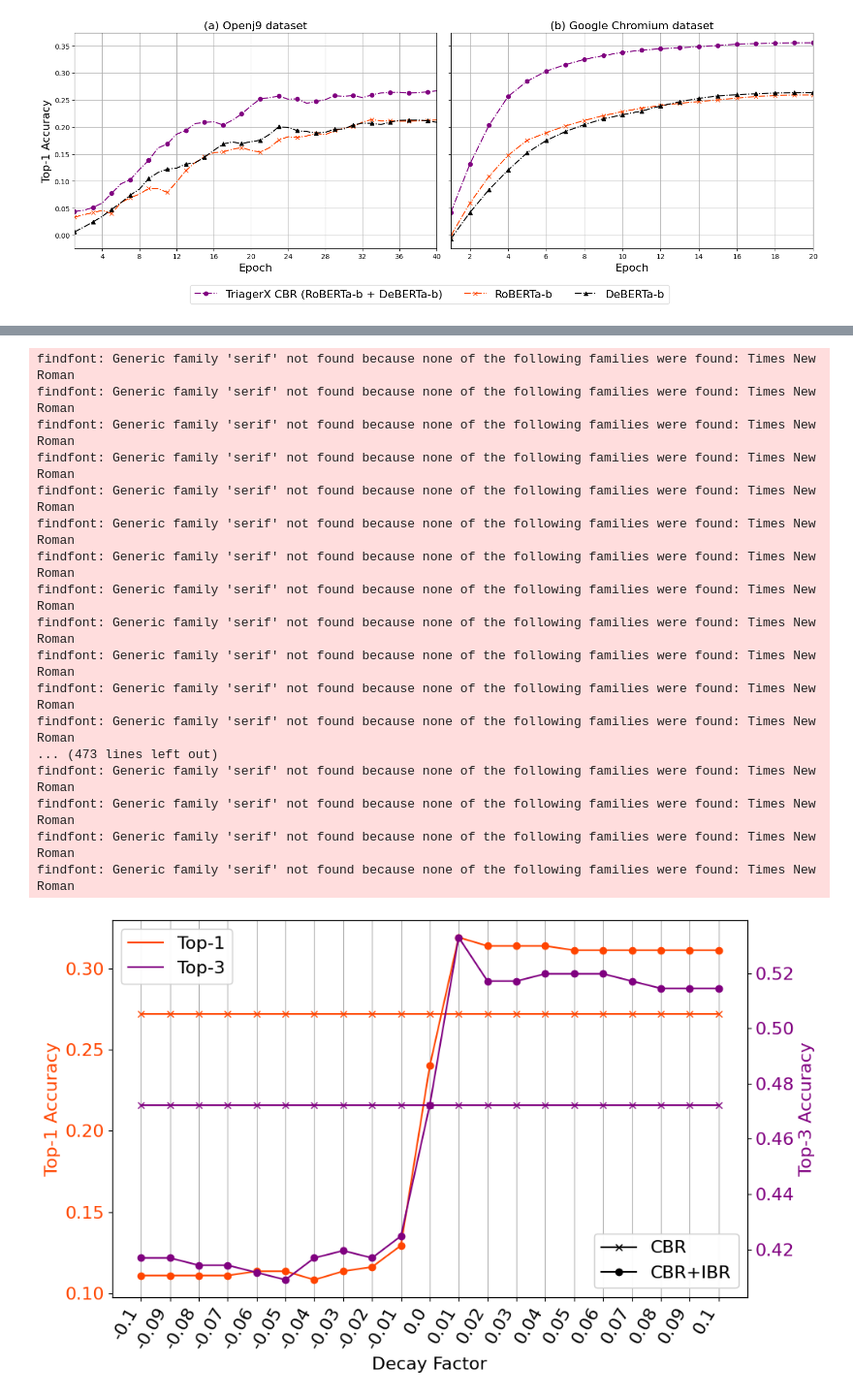
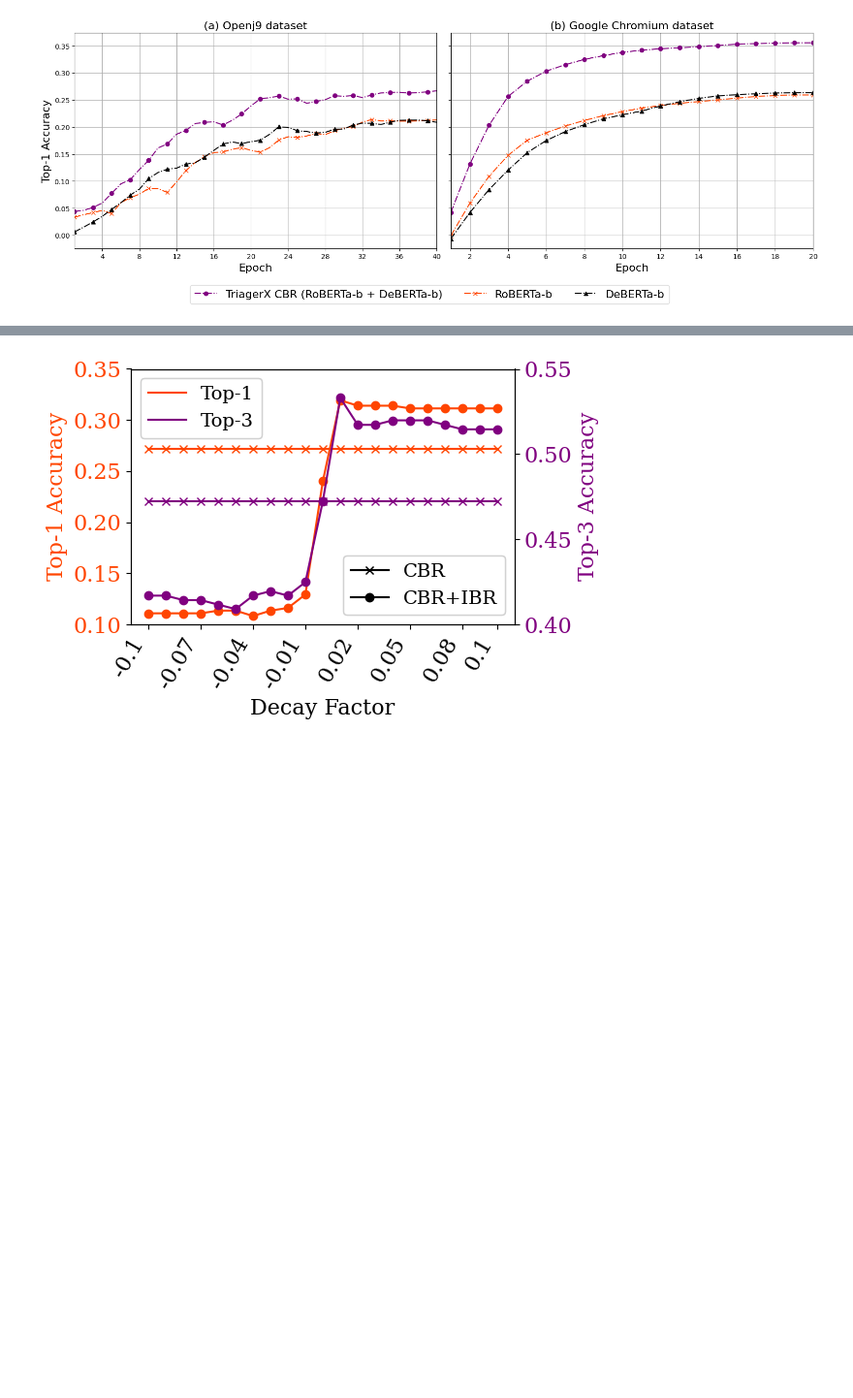
Before and after one commit to afifaniks/triagerX, a Jupyter notebook: notebook/model_interpretation.ipynb, the cells around one changed output, grey strips where cells are left out. Shown at 97% size. Drawn from its saved outputs; the diff is of its cells as text; code cells hidden in the pictures; blank space fills up the shorter version.

```diff
--- a/notebook/model_interpretation.ipynb
+++ b/notebook/model_interpretation.ipynb
@@ -1299,8 +1299,8 @@ import matplotlib.pyplot as plt
 import numpy as np
 
 plt.rcParams["font.family"] = "serif"
-plt.rcParams["font.serif"] = "Times New Roman"
-plt.rcParams["text.usetex"] = False
+# plt.rcParams["font.serif"] = "Times New Roman"
+# plt.rcParams["text.usetex"] = False
 
 # Data
 methods = ['Top-1', 'Top-3', 'Top-5', 'Top-10', 'Top-20']
@@ -1315,18 +1315,18 @@ r1 = np.arange(len(methods)) * 0.5
 r2 = [x + bar_width for x in r1]
 
 # Plotting
-fig, ax = plt.subplots(figsize=(10, 6), facecolor='white')
+fig, ax = plt.subplots(figsize=(6, 3), facecolor='white')
 ax.bar(r1, fcn_accuracies, color='black', width=bar_width, edgecolor='gray', label='FCN')
 ax.bar(r2, cnn_accuracies, color='purple', width=bar_width, edgecolor='gray', label='CNN')
 
 # Adding labels and title
-ax.set_xlabel('Top-K', fontweight='bold', fontsize=16)
-ax.set_ylabel('Accuracy@K', fontweight='bold', fontsize=16)
+ax.set_xlabel('Top-k', fontsize=16)
+ax.set_ylabel('Accuracy@k', fontsize=16)
 ax.set_xticks([r + bar_width / 2 for r in r1])
 ax.set_xticklabels(methods, fontsize=16)
 ax.tick_params(axis='y', labelsize=16)
 ax.legend(fontsize=16)
-ax.grid(True)
+ax.grid(axis='y', linestyle='--', alpha=0.5)
 
 plt.savefig('cnn-vs-fcn.pdf', bbox_inches='tight', pad_inches=0)
 # Show plot
@@ -1507,6 +1493,6 @@ plt.show()
 # %%
 import pandas as pd
-time_factor_df = pd.read_csv("time_factor.csv")
+time_factor_df = pd.read_csv("notebook/time_factor.csv")
 time_factor_df = time_factor_df.sort_values(by="time_decay_factor", ascending=True)
 # %%
 import pandas as pd
@@ -1522,12 +1508,12 @@ t3dl = time_factor_df["T3DL"].tolist()
 t3 = time_factor_df["T3Com"].tolist()
 
 # Set font preferences
-# plt.rcParams["font.family"] = "serif"
+plt.rcParams["font.family"] = "serif"
 # plt.rcParams["font.serif"] = "Times New Roman"
-plt.rcParams["text.usetex"] = False
+# plt.rcParams["text.usetex"] = False
 
 # Create a figure and a single subplot
-fig, ax1 = plt.subplots(figsize=(10, 6))
+fig, ax1 = plt.subplots(figsize=(6, 4))
 
 # Plot Top-1 accuracy on primary y-axis with different markers
 ax1.plot(time_factor, t1, color='orangered', marker='o', label='Top-1')
@@ -1547,57 +1533,48 @@ ax2.tick_params(axis='y', labelcolor='purple')
 ax1.set_xlabel('Decay Factor', fontsize=16)
 ax1.tick_params(axis='x', labelsize=16)
 ax1.tick_params(axis='y', labelsize=16)
 ax2.tick_params(axis='y', labelsize=16)
 
-# Set x-axis tick positions and labels
-ax1.set_xticks(time_factor)
-ax1.set_xticklabels([str(tf) for tf in time_factor], rotation=60, ha='right')
+# Set fewer x-axis tick positions and labels for readability
+tick_step = 3
+reduced_ticks = time_factor[::tick_step]
+if time_factor and time_factor[-1] not in reduced_ticks:
+    reduced_ticks.append(time_factor[-1])
+ax1.set_xticks(reduced_ticks)
+ax1.set_xticklabels([str(tf) for tf in reduced_ticks], rotation=60, ha='right')
 
 # Show only vertical grid lines
-ax1.grid(True, axis='x')
+ax1.grid(False, axis='x')
 ax1.grid(False, axis='y')
+
 
 ax2.grid(False, axis='x')
 ax2.grid(False, axis='y')
 
 # Create proxy artists for the legends
 top1_line = mlines.Line2D([], [], color='orangered', label='Top-1')
 top3_line = mlines.Line2D([], [], color='purple', label='Top-3')
 cbr_line = mlines.Line2D([], [], color='black', marker='x', label='CBR')
 cbr_cob_line = mlines.Line2D([], [], color='black', marker='o', label='CBR+IBR')
 
 # Create legends for each set of markers separately
-legend1 = ax1.legend(handles=[top1_line, top3_line], loc='upper left', fontsize=16)
-legend2 = ax2.legend(handles=[cbr_line, cbr_cob_line], loc='lower right', fontsize=16)
+legend1 = ax1.legend(handles=[top1_line, top3_line], loc='upper left', fontsize=14)
+legend2 = ax2.legend(handles=[cbr_line, cbr_cob_line], loc='lower right', fontsize=14)
 
 # Add the legends to the plot
 ax1.add_artist(legend1)
 ax2.add_artist(legend2)
+
+ax1.set_ylim(0.1, 0.35)
+ax2.set_ylim(0.4, 0.55)
 
 # Adjust layout and save/show the plot
 plt.tight_layout()
 
 plt.savefig('openj9-decay-factor.pdf', bbox_inches='tight', pad_inches=0)
 plt.show()
 # %% [output]
-findfont: Generic family 'serif' not found because none of the following families were found: Times New Roman
-findfont: Generic family 'serif' not found because none of the following families were found: Times New Roman
-findfont: Generic family 'serif' not found because none of the following families were found: Times New Roman
-findfont: Generic family 'serif' not found because none of the following families were found: Times New Roman
-findfont: Generic family 'serif' not found because none of the following families were found: Times New Roman
-findfont: Generic family 'serif' not found because none of the following families were found: Times New Roman
-findfont: Generic family 'serif' not found because none of the following families were found: Times New Roman
-findfont: Generic family 'serif' not found because none of the following families were found: Times New Roman
-findfont: Generic family 'serif' not found because none of the following families were found: Times New Roman
-findfont: Generic family 'serif' not found because none of the following families were found: Times New Roman
-findfont: Generic family 'serif' not found because none of the following families were found: Times New Roman
-findfont: Generic family 'serif' not found because none of the following families were found: Times New Roman
-... (473 lines left out)
-findfont: Generic family 'serif' not found because none of the following families were found: Times New Roman
-findfont: Generic family 'serif' not found because none of the following families were found: Times New Roman
-findfont: Generic family 'serif' not found because none of the following families were found: Times New Roman
-findfont: Generic family 'serif' not found because none of the following families were found: Times New Roman
-[figure, old version]
+[figure, new version]
 # %%
 openj9 = {
     "1": [0.206, 0.437, 0.544, 0.738, 0.866],
```
Also changed, not shown: parts of 3 cells of this notebook, 5 other files.
